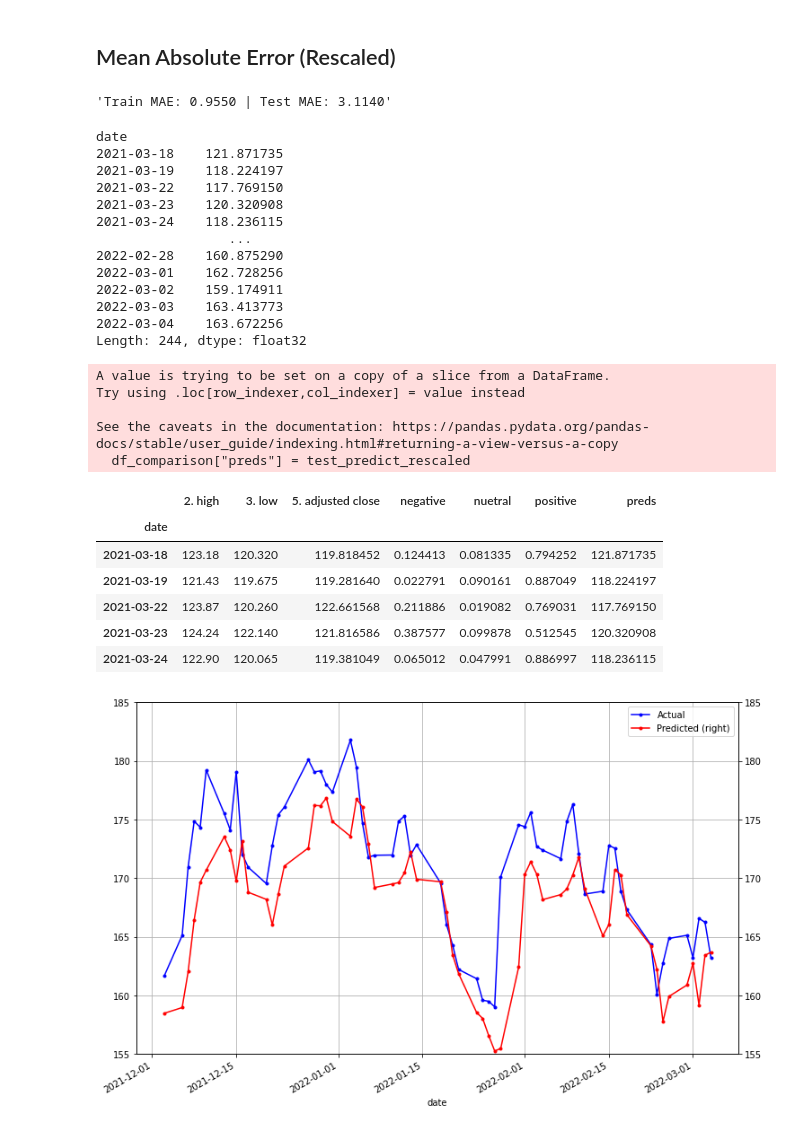
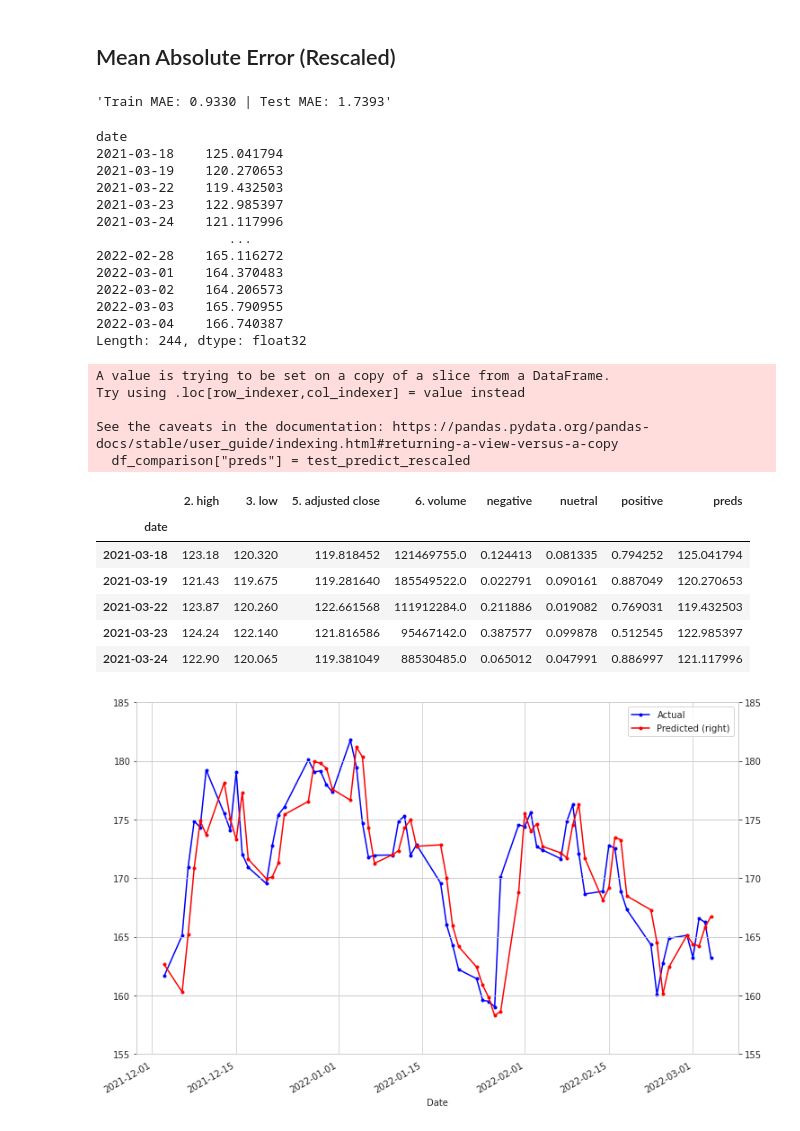
Before and after one commit to RobinsonCW/StockPriceForecasting, a Jupyter notebook: src/objectives/research_paper/AAPL/multivariate/multivariate_time_series_twitter.ipynb, the cells around one changed output. Drawn from its saved outputs; the diff is of its cells as text; code cells hidden in the pictures.

Commit message:
update aapl notebooks with movement predictions

```diff
--- a/src/objectives/research_paper/AAPL/multivariate/multivariate_time_series_twitter.ipynb
+++ b/src/objectives/research_paper/AAPL/multivariate/multivariate_time_series_twitter.ipynb
@@ -64,6 +64,9 @@ mpl.rcParams['axes.grid'] = False
 
 np.random.seed(42)
 tf.random.set_seed(42)
+# %%
+# plt.rcParams['figure.dpi'] = 400
+sns.set_style('whitegrid')
 # %%
 gpu_devices = tf.config.experimental.list_physical_devices('GPU')
 if gpu_devices:
@@ -100,7 +101,7 @@ lstm_units = 63
 # %% [markdown]
 ## Load Data
 # %%
-csv_path = "/app/StockPricePredictions/data/alphavantage/time_series_daily_adjusted/AAPL_WITH_TWINT_FINBERT_SA.csv"
+csv_path = "/app/StockPricePredictions/data/alphavantage/time_series_daily_adjusted/AAPL/AAPL_WITH_TWINT_FINBERT_SA.csv"
 # %% [markdown]
 ...
 # %%
@@ -111,6 +112,9 @@ df.reset_index(drop=True, inplace=True)
 # df = df[5::6]
 
 date_time = pd.to_datetime(df.pop('date'))
+
+df = df[["2. high", "3. low", "5. adjusted close", "6. volume", "negative", "nuetral", "positive"]]
+
 # title = df.pop('tweet')
 
 # df = df[["2. high", "3. low", "5. adjusted close", "positive"]]
@@ -713,7 +718,8 @@ An important constructor argument for all Keras RNN layers, such as `tf.keras.la
 lstm_model = tf.keras.models.Sequential([
     # Shape [batch, time, features] => [batch, time, lstm_units]
     # tf.keras.layers.LSTM(lstm_units, return_sequences=True),
-    tf.keras.layers.Bidirectional(tf.keras.layers.LSTM(lstm_units, return_sequences=True)),
+    # tf.keras.layers.Bidirectional(tf.keras.layers.LSTM(lstm_units, return_sequences=True)),
+    tf.keras.layers.LSTM(lstm_units, return_sequences=True),
     tf.keras.layers.Dropout(0.20),
     # Shape => [batch, time, features]
     tf.keras.layers.Dense(units=1)
@@ -875,22 +887,22 @@ train_mse = mean_absolute_error(train_predict_rescaled, y_true_train['5. adjuste
 test_mse = mean_absolute_error(test_predict_rescaled, y_true_test['5. adjusted close'])
 f'Train MAE: {train_mse:.4f} | Test MAE: {test_mse:.4f}'
 # %% [output]
-'Train MAE: 0.9550 | Test MAE: 3.1140'
+'Train MAE: 0.9330 | Test MAE: 1.7393'
 # %%
 test_predict_rescaled
 # %% [output]
 date
-2021-03-18    121.871735
-2021-03-19    118.224197
-2021-03-22    117.769150
-2021-03-23    120.320908
-2021-03-24    118.236115
+2021-03-18    125.041794
+2021-03-19    120.270653
+2021-03-22    119.432503
+2021-03-23    122.985397
+2021-03-24    121.117996
                  ...
-2022-02-28    160.875290
-2022-03-01    162.728256
-2022-03-02    159.174911
-2022-03-03    163.413773
-2022-03-04    163.672256
+2022-02-28    165.116272
+2022-03-01    164.370483
+2022-03-02    164.206573
+2022-03-03    165.790955
+2022-03-04    166.740387
 Length: 244, dtype: float32
 # %%
 df_comparison = y_true_test
@@ -905,29 +917,29 @@ See the caveats in the documentation: https://pandas.pydata.org/pandas-docs/stab
 # %%
 df_comparison.head()
 # %% [output]
-|  | 2. high | 3. low | 5. adjusted close | negative | nuetral | positive | preds |
-| date |  |  |  |  |  |  |  |
-| 2021-03-18 | 123.18 | 120.320 | 119.818452 | 0.124413 | 0.081335 | 0.794252 | 121.871735 |
-| 2021-03-19 | 121.43 | 119.675 | 119.281640 | 0.022791 | 0.090161 | 0.887049 | 118.224197 |
-| 2021-03-22 | 123.87 | 120.260 | 122.661568 | 0.211886 | 0.019082 | 0.769031 | 117.769150 |
-| 2021-03-23 | 124.24 | 122.140 | 121.816586 | 0.387577 | 0.099878 | 0.512545 | 120.320908 |
-| 2021-03-24 | 122.90 | 120.065 | 119.381049 | 0.065012 | 0.047991 | 0.886997 | 118.236115 |
+|  | 2. high | 3. low | 5. adjusted close | 6. volume | negative | nuetral | positive | preds |
+| date |  |  |  |  |  |  |  |  |
+| 2021-03-18 | 123.18 | 120.320 | 119.818452 | 121469755.0 | 0.124413 | 0.081335 | 0.794252 | 125.041794 |
+| 2021-03-19 | 121.43 | 119.675 | 119.281640 | 185549522.0 | 0.022791 | 0.090161 | 0.887049 | 120.270653 |
+| 2021-03-22 | 123.87 | 120.260 | 122.661568 | 111912284.0 | 0.211886 | 0.019082 | 0.769031 | 119.432503 |
+| 2021-03-23 | 124.24 | 122.140 | 121.816586 | 95467142.0 | 0.387577 | 0.099878 | 0.512545 | 122.985397 |
+| 2021-03-24 | 122.90 | 120.065 | 119.381049 | 88530485.0 | 0.065012 | 0.047991 | 0.886997 | 121.117996 |
 # %%
 plt.figure(figsize=(12,8))
 
 ax1 = df_comparison["5. adjusted close"][-63:].plot(color='blue', grid=True, secondary_y=False, label='Actual', marker='.')
 ax2 = df_comparison["preds"][-63:].plot(color='red', grid=True, secondary_y=True, label='Predicted', marker='.')
 
 a, b = 155, 185
 
 ax1.set_ylim(a,b)
 ax2.set_ylim(a,b)
 
 h1, l1 = ax1.get_legend_handles_labels()
 h2, l2 = ax2.get_legend_handles_labels()
 
-# plt.xlabel('Apple\'s Stock Price')
+ax1.set_xlabel("Date")
 plt.legend(h1+h2, l1+l2, loc=1)
 plt.show()
 # %% [output]
-[figure, old version]
+[figure, new version]
```
Also changed, not shown: parts of 37 cells of this notebook, 3 other files.
